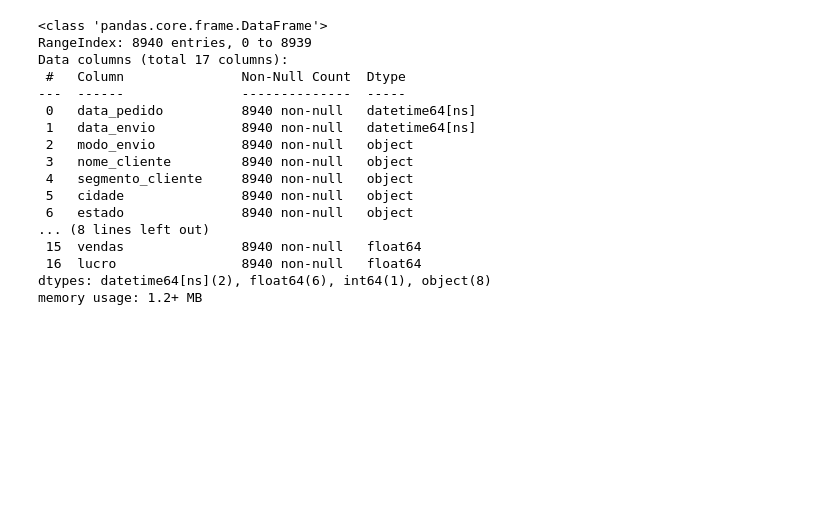
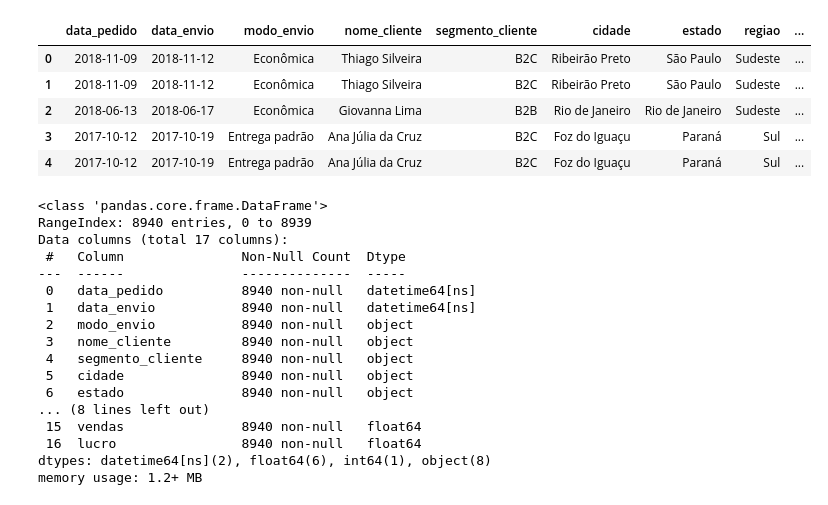
Before and after one commit to just-fontaine/data-science, a Jupyter notebook: 10-dataviz/notebooks/1-comparacao.ipynb, the cells around one changed output. Cells and saved outputs as stored; diff of their text form; code cells hidden in the pictures; blank space fills up the shorter version.

```diff
--- a/10-dataviz/notebooks/1-comparacao.ipynb
+++ b/10-dataviz/notebooks/1-comparacao.ipynb
@@ -9 +13,10 @@ filterwarnings('ignore')
+# %%
+vendas.head()
+# %% [output]
+|  | data_pedido | data_envio | modo_envio | nome_cliente | segmento_cliente | cidade | estado | regiao | ... |
+| 0 | 2018-11-09 | 2018-11-12 | Econômica | Thiago Silveira | B2C | Ribeirão Preto | São Paulo | Sudeste | ... |
+| 1 | 2018-11-09 | 2018-11-12 | Econômica | Thiago Silveira | B2C | Ribeirão Preto | São Paulo | Sudeste | ... |
+| 2 | 2018-06-13 | 2018-06-17 | Econômica | Giovanna Lima | B2B | Rio de Janeiro | Rio de Janeiro | Sudeste | ... |
+| 3 | 2017-10-12 | 2017-10-19 | Entrega padrão | Ana Júlia da Cruz | B2C | Foz do Iguaçu | Paraná | Sul | ... |
+| 4 | 2017-10-12 | 2017-10-19 | Entrega padrão | Ana Júlia da Cruz | B2C | Foz do Iguaçu | Paraná | Sul | ... |
 # %%
```
Also changed, not shown: parts of 2 cells of this notebook.
